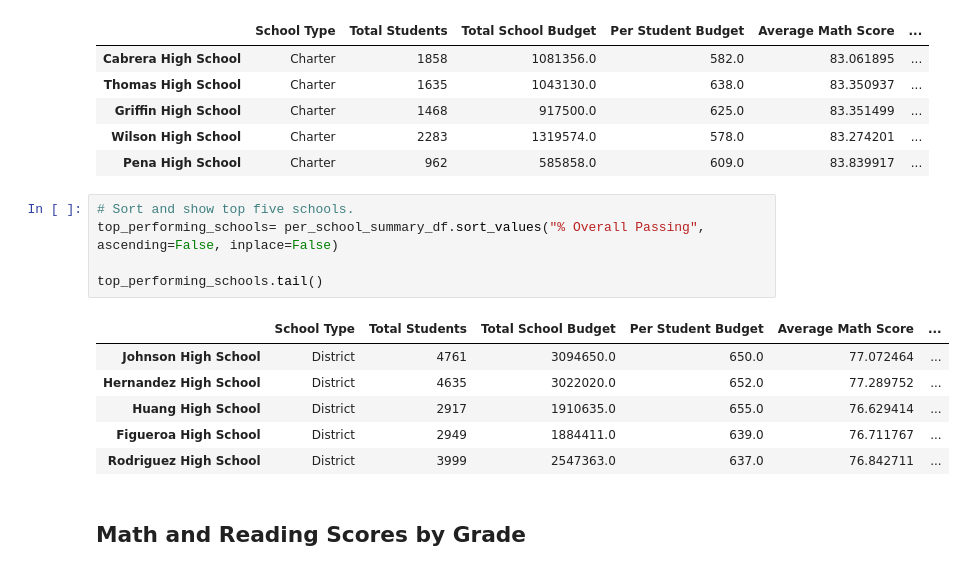
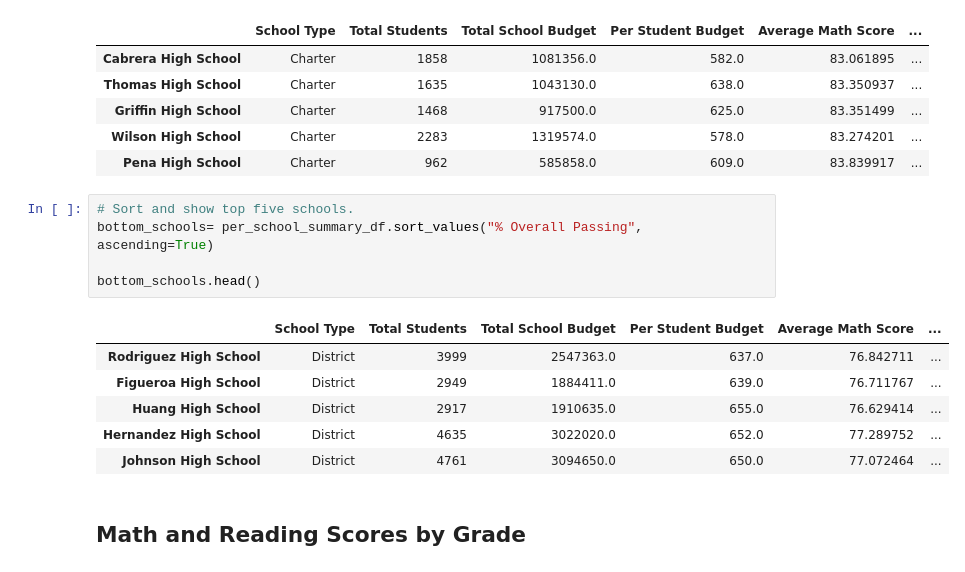
Before and after one commit to Oseriki/School_District_Analysis, a Jupyter notebook: PyCitySchools_Challenge.ipynb, the cells around one changed output. Cells and saved outputs as stored; diff of their text form.

```diff
--- a/PyCitySchools_Challenge.ipynb
+++ b/PyCitySchools_Challenge.ipynb
@@ -391,16 +383,16 @@ top_performing_schools.head()
 | Pena High School | Charter | 962 | 585858.0 | 609.0 | 83.839917 | ... |
 # %%
 # Sort and show top five schools.
-top_performing_schools= per_school_summary_df.sort_values("% Overall Passing", ascending=False, inplace=False)
+bottom_schools= per_school_summary_df.sort_values("% Overall Passing", ascending=True)
 
-top_performing_schools.tail()
+bottom_schools.head()
 # %% [output]
 |  | School Type | Total Students | Total School Budget | Per Student Budget | Average Math Score | ... |
+| Rodriguez High School | District | 3999 | 2547363.0 | 637.0 | 76.842711 | ... |
+| Figueroa High School | District | 2949 | 1884411.0 | 639.0 | 76.711767 | ... |
+| Huang High School | District | 2917 | 1910635.0 | 655.0 | 76.629414 | ... |
+| Hernandez High School | District | 4635 | 3022020.0 | 652.0 | 77.289752 | ... |
 | Johnson High School | District | 4761 | 3094650.0 | 650.0 | 77.072464 | ... |
-| Hernandez High School | District | 4635 | 3022020.0 | 652.0 | 77.289752 | ... |
-| Huang High School | District | 2917 | 1910635.0 | 655.0 | 76.629414 | ... |
-| Figueroa High School | District | 2949 | 1884411.0 | 639.0 | 76.711767 | ... |
-| Rodriguez High School | District | 3999 | 2547363.0 | 637.0 | 76.842711 | ... |
 # %% [markdown]
 ## Math and Reading Scores by Grade
 # %%
```
Also changed, not shown: parts of 15 cells of this notebook.
